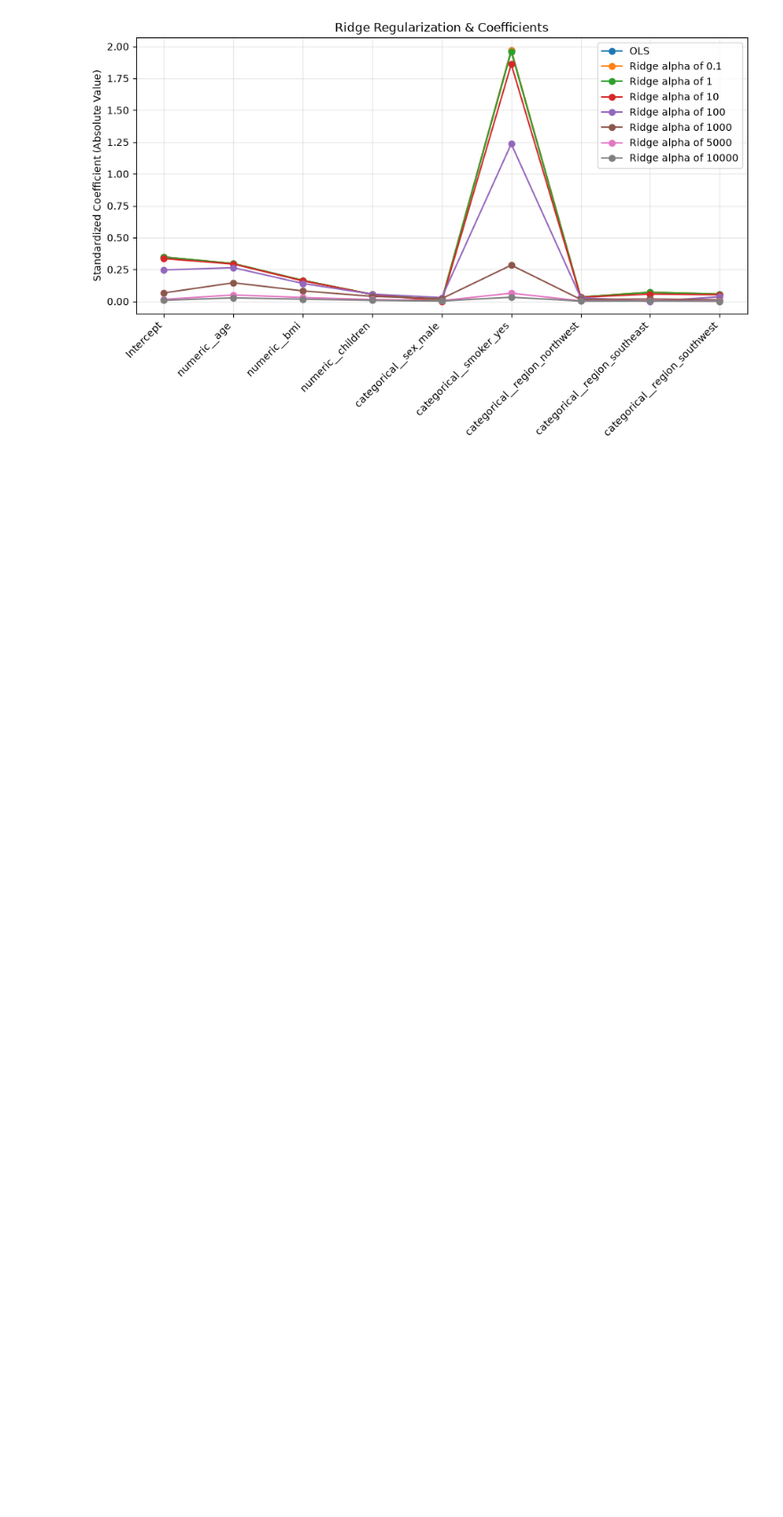
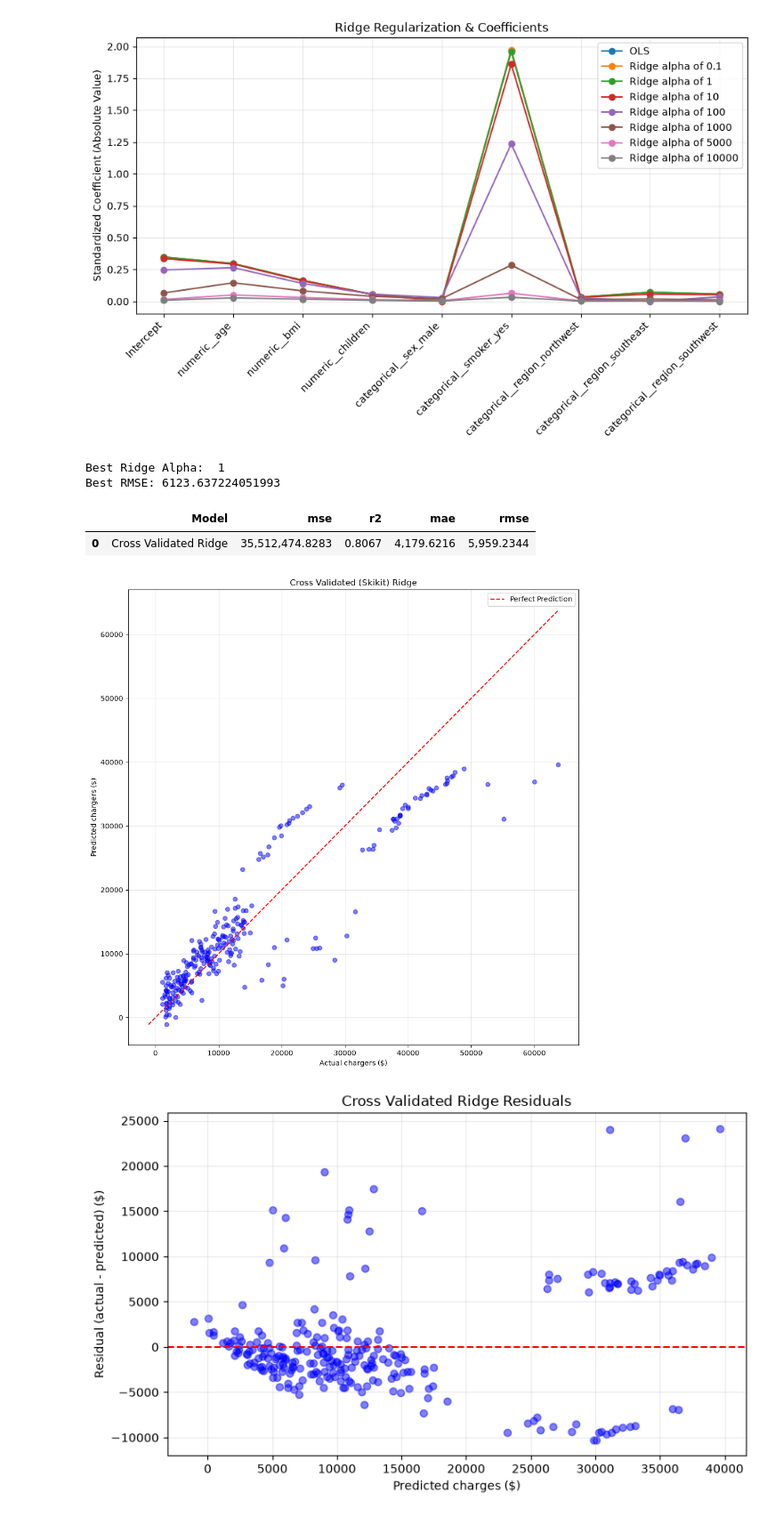
Before and after one commit to FMarkett11/CS412_Medical_Insurance_Predictor_Comparison, a Jupyter notebook: MedInsurance.ipynb, the cells around one changed output. Shown at 89% size. Cells and saved outputs as stored; diff of their text form; code cells hidden in the pictures; blank space fills up the shorter version.

```diff
--- a/MedInsurance.ipynb
+++ b/MedInsurance.ipynb
@@ -386,3 +386,36 @@ plt.show()
 | 7 | categorical__region_southeast | -0.0717 | -0.0721 | -0.0706 | -0.0573 | 0.0005 | 0.0188 | ... |
 | 8 | categorical__region_southwest | -0.0563 | -0.0569 | -0.0563 | -0.0519 | -0.0357 | -0.0122 | ... |
 [figure]
+# %%
+#Determine best ridge alpha using Scikit learn and test predictions
+
+#I based this off https://medium.com/geekculture/regularization-using-pipeline-gridsearchcv-f377946e39d1
+
+ridgePipeline = Pipeline([
+    ("preprocess", make_preprocessor()),
+    ("scale", StandardScaler()),
+    ("ridge", Ridge())
+])
+
+ridgeSearch = GridSearchCV(
+    ridgePipeline,
+    param_grid={"ridge__alpha": [0.01, 0.1, 1, 10, 100, 1000, 5000]},
+    scoring="neg_root_mean_squared_error",
+    cv=KFold(n_splits=5, shuffle=True, random_state=42),
+    n_jobs=-1
+)
+
+ridgeSearch.fit(X_train, Y_train)
+bestRidgePred = ridgeSearch.predict(X_test)
+print("Best Ridge Alpha: ", ridgeSearch.best_params_["ridge__alpha"])
+print("Best RMSE:", -ridgeSearch.best_score_)
+display(pd.DataFrame([evaluate_predictions("Cross Validated Ridge", Y_test,bestRidgePred)]))
+plot_actual_predicted(Y_test, bestRidgePred, "Cross Validated (Skikit) Ridge")
+plot_residuals(Y_test, bestRidgePred, "Cross Validated Ridge Residuals")
+# %% [output]
+Best Ridge Alpha:  1
+Best RMSE: 6123.637224051993
+|  | Model | mse | r2 | mae | rmse |
+| 0 | Cross Validated Ridge | 35,512,474.8283 | 0.8067 | 4,179.6216 | 5,959.2344 |
+[figure, added]
+[figure, added]
```
Also changed, not shown: parts of 4 cells of this notebook.
